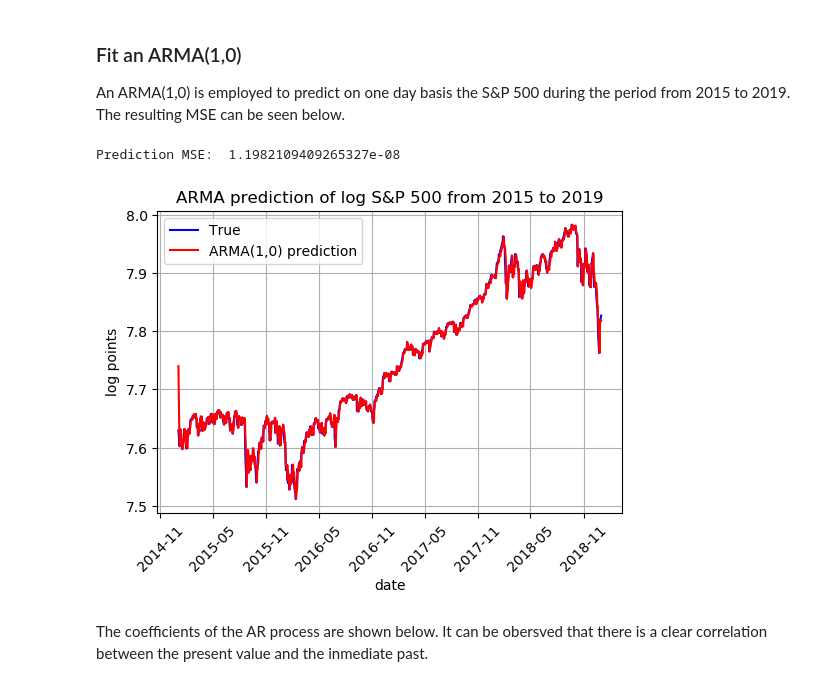
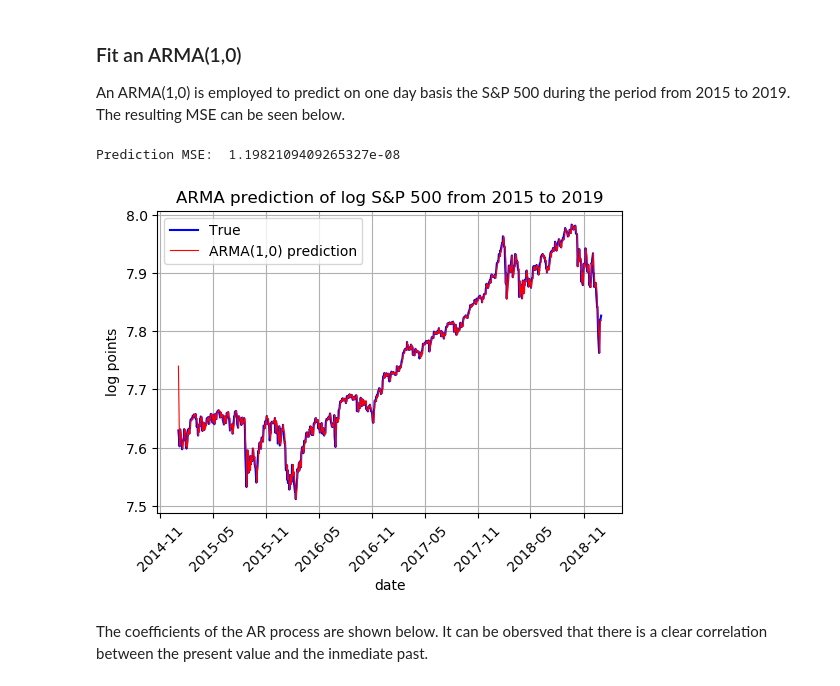
Before and after one commit to ag4015/Signal-Processing-and-Machine-Learning-for-Finance, a Jupyter notebook: Financial Signal Processing Coursework.ipynb, the cells around one changed output. Saved outputs shown, nothing was run; the diff lists cells and outputs as text; code cells hidden in the pictures.

```diff
--- a/Financial Signal Processing Coursework.ipynb
+++ b/Financial Signal Processing Coursework.ipynb
@@ -242,24 +242,24 @@ An ARMA(1,0) is employed to predict on one day basis the S&P 500 during the peri
 # %%
 snp_arma = copy.deepcopy(snp_close)
 snp_arma.columns = ['True']
 model = ARIMA(snp_arma, order=(1,0,0))
 result = model.fit()
 snp_arma['Res'] = result.resid
 snp_arma['Prediction'] = snp_arma['True'] - snp_arma['Res']
 plt.figure(dpi=100)
 plt.plot(date_axis, snp_close, 'blue')
 print('Prediction MSE: ', np.mean((np.array(snp_arma['Prediction']) - np.array(snp_close)))**2)
-plt.plot(date_axis, snp_arma['Prediction'], 'red')
+plt.plot(date_axis, snp_arma['Prediction'], 'red',linewidth=0.8)
 plt.xticks(rotation=45)
 plt.title('ARMA prediction of log S&P 500 from 2015 to 2019')
 plt.xlabel('date')
 plt.ylabel('log points')
 plt.legend(['True', 'ARMA(1,0) prediction'])
 plt.grid()
 plt.show()
 # %% [output]
 Prediction MSE:  1.1982109409265327e-08
-[figure, old version]
+[figure, new version]
 # %% [markdown]
 The coefficients of the AR process are shown below. It can be obersved that there is a clear correlation between the present value and the inmediate past.
 # %%
```
Also changed, not shown: parts of 17 cells of this notebook.
